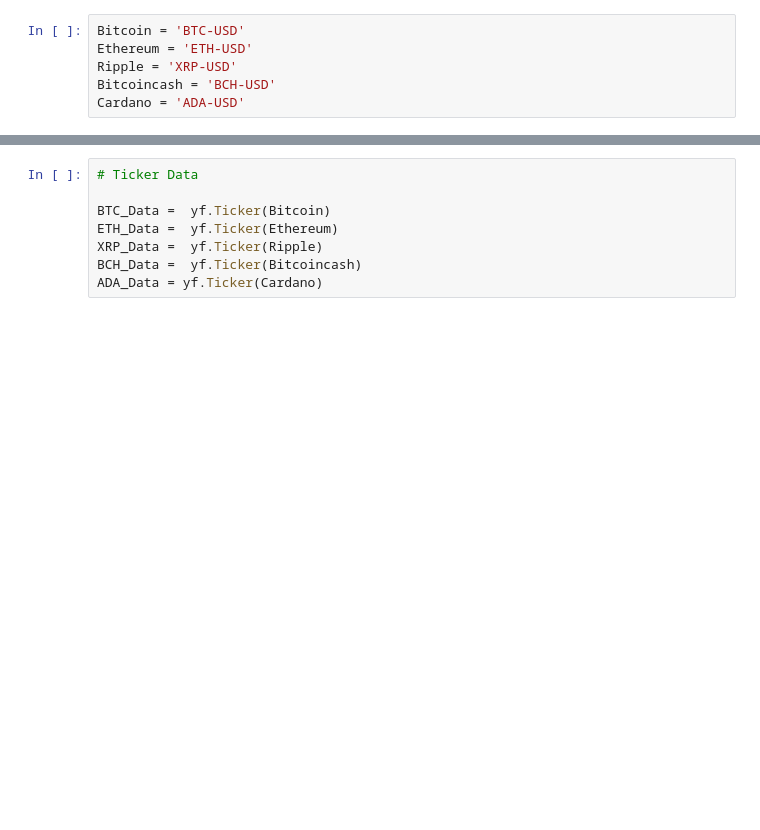
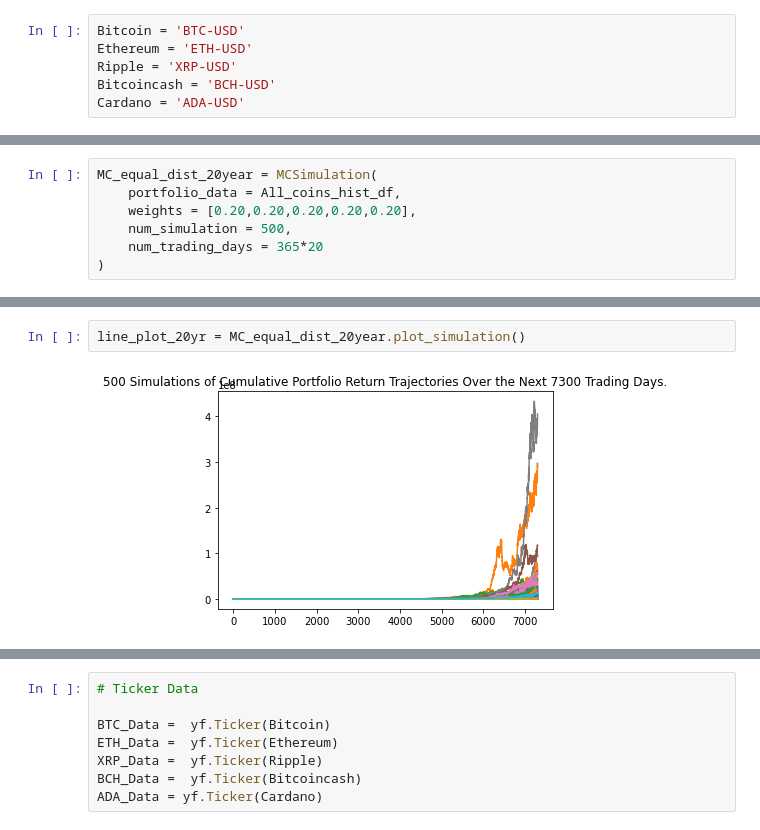
Before and after one commit to Aqui1983/Wallet-Collector-Financial-app-Project-1, a Jupyter notebook: main.ipynb, the cells around one changed output, grey strips where cells are left out. Cells and saved outputs as stored; diff of their text form; blank space fills up the shorter version.

```diff
--- a/main.ipynb
+++ b/main.ipynb
@@ -34,0 +226,7 @@ ADA
+# %%
+MC_equal_dist_20year = MCSimulation(
+    portfolio_data = All_coins_hist_df,
+    weights = [0.20,0.20,0.20,0.20,0.20],
+    num_simulation = 500,
+    num_trading_days = 365*20
+)
@@ -34,0 +277,4 @@ ADA
+# %%
+line_plot_20yr = MC_equal_dist_20year.plot_simulation()
+# %% [output]
+[figure, added]
```
Also changed, not shown: parts of 18 cells of this notebook, 2 other files.
